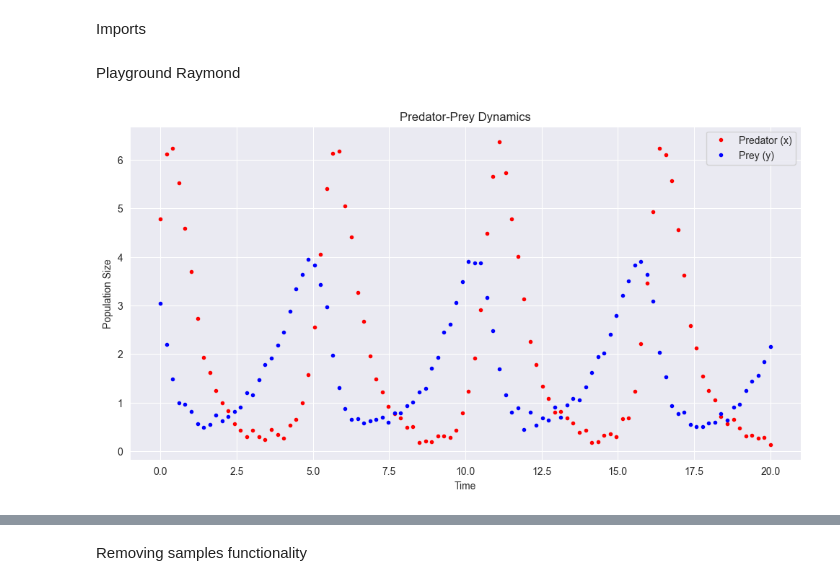
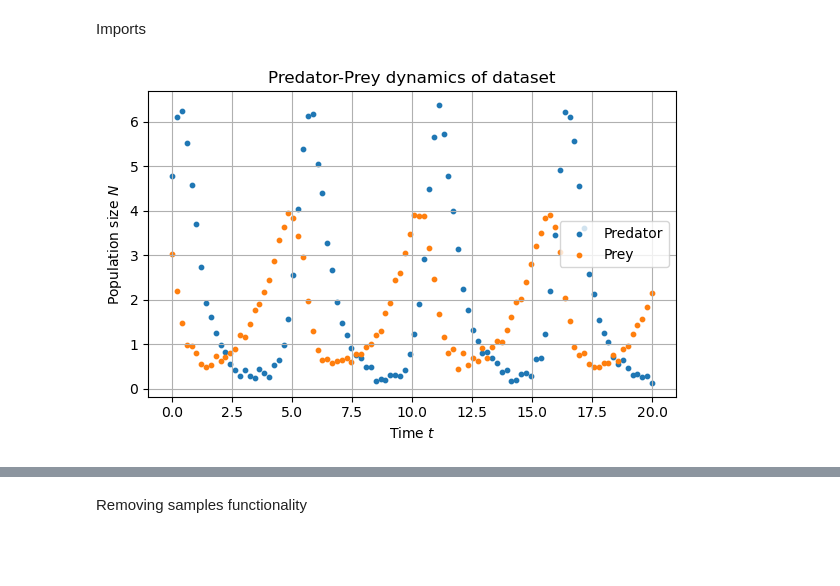
Before and after one commit to jonas4climate/ss-assignment-3, a Jupyter notebook: CalvinLaw_11306734_RaymondZhang_14865904_JonasSchaefer_14039982_3.ipynb, the cells around one changed output, grey strips where cells are left out. Cells and saved outputs as stored; diff of their text form; code cells hidden in the pictures; blank space fills up the shorter version.

```diff
--- a/CalvinLaw_11306734_RaymondZhang_14865904_JonasSchaefer_14039982_3.ipynb
+++ b/CalvinLaw_11306734_RaymondZhang_14865904_JonasSchaefer_14039982_3.ipynb
@@ -25,7 +20,10 @@ from scipy.integrate import odeint
-# %% [markdown]
-Playground Raymond
 # %%
+SEED = 33
+np.random.seed(SEED)
+
+os.makedirs('media', exist_ok=True)
+
 if not os.path.isfile('predator-prey-data.csv'):
     raise FileNotFoundError("File 'predator-prey-data.csv' not found.")
 
-df = pd.read_csv('predator-prey-data.csv')
+data = pd.read_csv('predator-prey-data.csv')
@@ -37,13 +35,14 @@ CALLS = 100  # number of calls in gp_minimize
 # %%
-plt.figure(figsize=(12, 6))
-plt.plot(df['t'], df['x'], 'r.', label='Predator (x)')
-plt.plot(df['t'], df['y'], 'b.', label='Prey (y)')
-plt.title('Predator-Prey Dynamics')
-plt.xlabel('Time')
-plt.ylabel('Population Size')
+plt.figure(figsize=(6, 4), layout='tight')
+plt.scatter(data['t'], data['x'], s=10, label='Predator')
+plt.scatter(data['t'], data['y'], s=10, label='Prey')
+plt.title('Predator-Prey dynamics of dataset')
+plt.xlabel('Time $t$')
+plt.ylabel('Population size $N$')
 plt.legend()
 plt.grid(True)
+plt.savefig('media/dataset.png')
 plt.show()
 # %% [output]
-[figure, old version]
+[figure, new version]
 # %%
```
Also changed, not shown: parts of 25 cells of this notebook, 1 other file.
